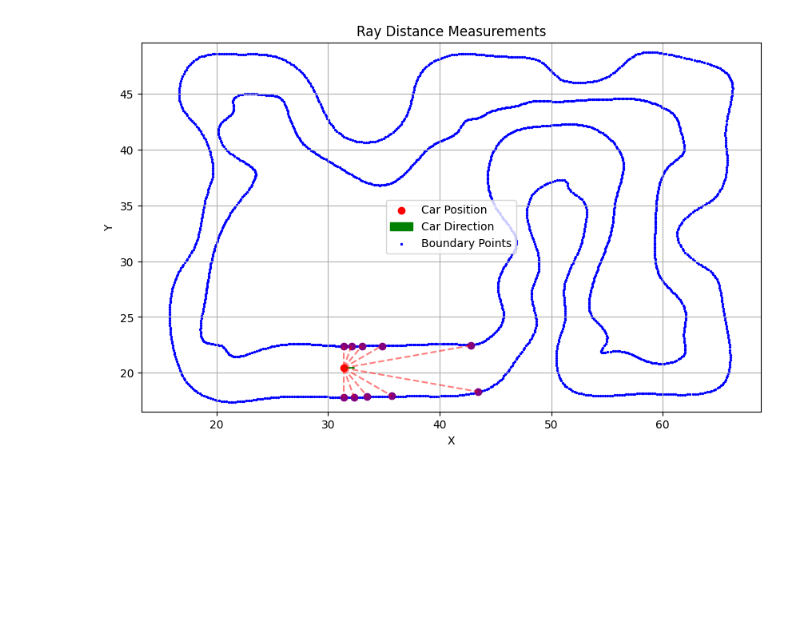
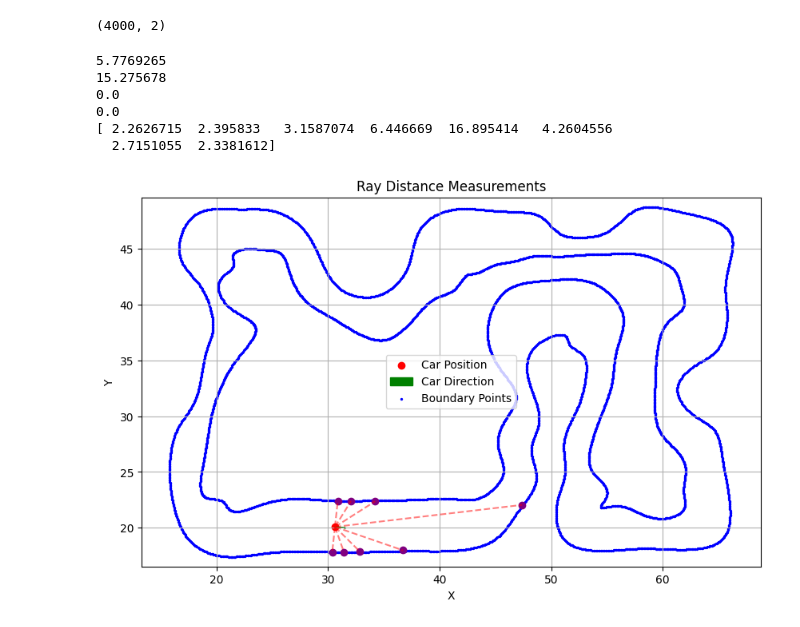
Before and after one commit to idsc-frazzoli/waymax, a Jupyter notebook: waymax/demo_scripts/demo_distance_to_edge.ipynb, the cells around one changed output. Saved outputs shown, nothing was run; the diff lists cells and outputs as text; code cells hidden in the pictures; blank space fills up the shorter version.

```diff
--- a/waymax/demo_scripts/demo_distance_to_edge.ipynb
+++ b/waymax/demo_scripts/demo_distance_to_edge.ipynb
@@ -39,7 +42,7 @@ def calculate_distances_to_boundary(car_position, car_yaw, boundary_points, num_
     distances = jnp.min(valid_projections, axis=0) # (num_rays,)
     hit_points = car_position + ray_directions.T * distances[:, None] # (num_rays, 2)
 
-    return distances, hit_points
+    return distances_to_points,projections,perpendicular_distances, distances, hit_points
 # %%
 def generate_racing_track(x, y, r, num_points=2000):
 # Calculate tangent and normal vectors for each control point
@@ -117,34 +250,55 @@ edge_points = jnp.array(edge_points)
+# %%
+# for new version of generate_racing_track
+roadgraph_points, x_center, y_center, cumulative_length = generate_racing_track(TrackControlPoints.x, TrackControlPoints.y, TrackControlPoints.r)
+edge_points = roadgraph_points.xy[..., 2000:,:]
+# %%
+print(edge_points.shape)
+# %% [output]
+(4000, 2)
 # %%
-car_pos = jnp.array([TrackControlPoints.x[0], TrackControlPoints.y[0]])+jnp.array([1, 0.3])
-car_orientation = 0 # radians
-num_rays = 10  # Number of rays to cast
+#[30.626804   20.0801     -0.10766554]
+# car_pos = jnp.array([TrackControlPoints.x[0], TrackControlPoints.y[0]])+jnp.array([1, 2])
+car_pos = jnp.array([30.626804 , 20.0801])
+car_orientation = -0.10766554 #jnp.pi/4 # radians
+num_rays = 8  # Number of rays to cast
 max_distance = 0.1 # Maximum perpendicular distance to consider for filtering points
 # %%
-distances, hit_points = calculate_distances_to_boundary(car_pos, car_orientation, edge_points, num_rays, max_distance)
-
+distances_to_points,projections, perpendicular_distances,distances, hit_points = calculate_distances_to_boundary(car_pos, car_orientation, edge_points, num_rays, max_distance)
+print(projections.mean())
+print(perpendicular_distances.mean())
+distances_to_points = jnp.tile(distances_to_points, (1, num_rays))
+print(jnp.min(distances_to_points - projections))
+print(jnp.sqrt(jnp.min(distances_to_points**2 - projections**2)))
+print(distances)
 plt.figure(figsize=(10, 6))
 
 # plot car position and orientation
 plt.scatter(*car_pos, color='red', label='Car Position')
 car_direction = jnp.array([jnp.cos(car_orientation), jnp.sin(car_orientation)])
 plt.arrow(car_pos[0], car_pos[1], car_direction[0], car_direction[1],
           color='green', head_width=0.1, length_includes_head=True, label='Car Direction')
 
 # plot track boundary points
 plt.scatter(edge_points[:, 0], edge_points[:, 1], color='blue', label='Boundary Points', s=2)
 
 # plot hit points and rays
 for i in range(num_rays):
     plt.plot([car_pos[0], hit_points[i, 0]], [car_pos[1], hit_points[i, 1]],
              'r--', alpha=0.5)
     plt.scatter(hit_points[i, 0], hit_points[i, 1], color='purple')
 
 plt.legend()
 plt.xlabel('X')
 plt.ylabel('Y')
 plt.title('Ray Distance Measurements')
 plt.grid(True)
 plt.axis('equal')
 plt.show()
 # %% [output]
+5.7769265
+15.275678
+0.0
+0.0
+[ 2.2626715  2.395833   3.1587074  6.446669  16.895414   4.2604556
+  2.7151055  2.3381612]
-[figure, old version]
+[figure, new version]
```
Also changed, not shown: parts of 3 cells of this notebook, 3 other files.
